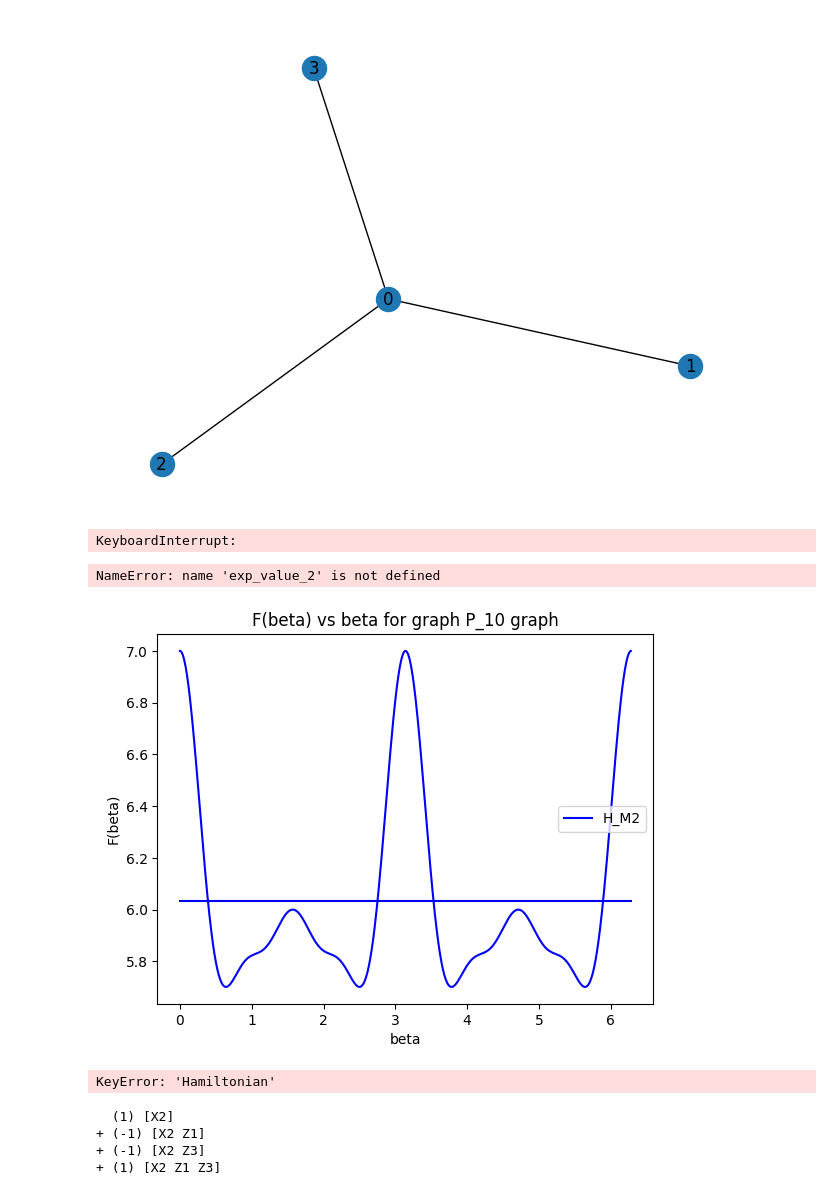
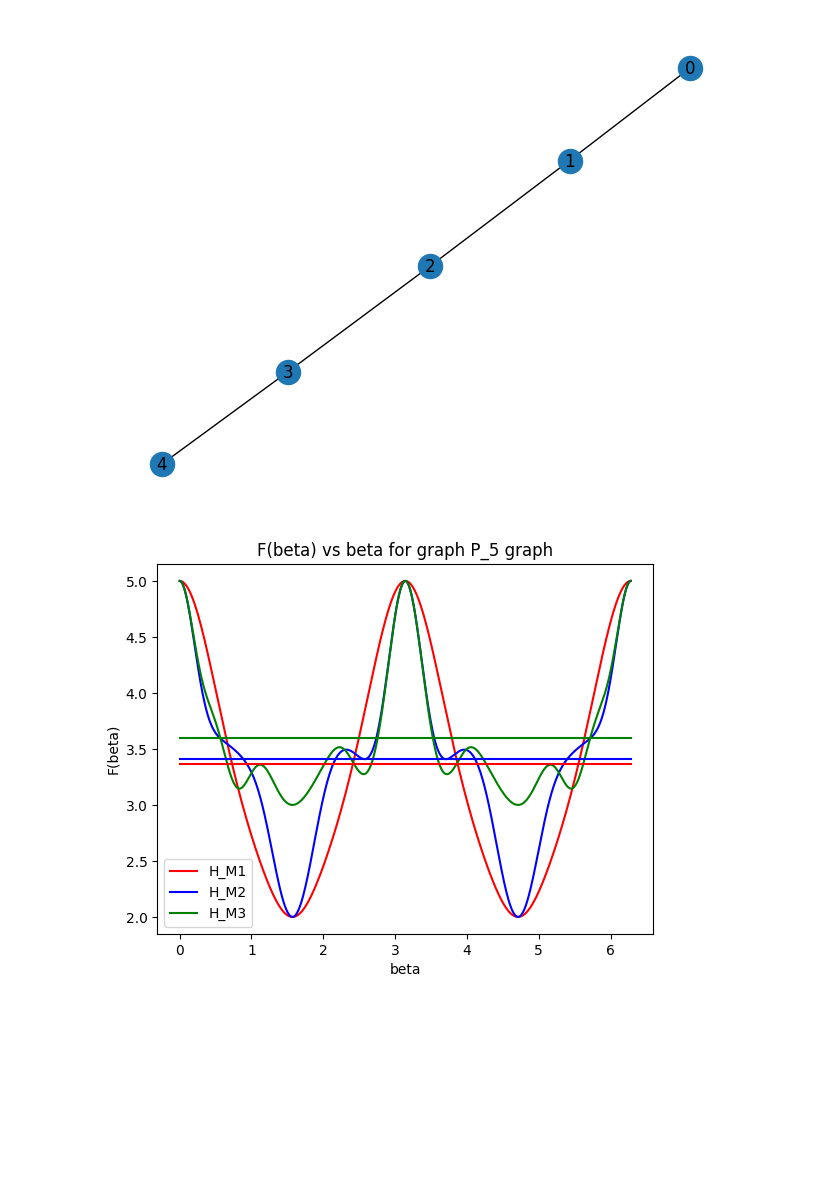
Before and after one commit to cryptyPotato/QAOA, a Jupyter notebook: Min-vertex-cover/Path5.ipynb, the cells around one changed output. Saved outputs shown, nothing was run; the diff lists cells and outputs as text; code cells hidden in the pictures; blank space fills up the shorter version.

```diff
--- a/Min-vertex-cover/Path5.ipynb
+++ b/Min-vertex-cover/Path5.ipynb
@@ -11,11 +11,11 @@ from pennylane.wires import Wires
 from pennylane import numpy as np
 from pennylane import qaoa
 # %%
-edges = [(0,i) for i in range(1,4)]#,(2,3),(3,4)]
+edges = [(0,1),(1,2),(2,3),(3,4)]#[(0,i) for i in range(1,2),(2,3),(3,4)]
 graph = nx.Graph(edges)
 nx.draw(graph, with_labels=True)
 # %% [output]
-[figure, old version]
+[figure, new version]
 # %%
 def qaoa_layer(gamma, beta):
     qaoa.cost_layer(gamma, cost_h)
@@ -60,8 +60,6 @@ exp_value_2 = exp_values(cost_h,mixer_h_2)
 mixer_h_3 = mvc.bit_flip_mixer_3(graph,1)
 mixer_h = mixer_h_3
 exp_value_3 = exp_values(cost_h,mixer_h_3)
-# %% [output]
-KeyboardInterrupt:
 # %%
 off_set = len(graph.nodes())/2
 # %%
@@ -84,8 +82,6 @@ for b in exp_value_3:
 
 e = np.array(e)
 e = e/2 + off_set
-# %% [output]
-NameError: name 'exp_value_2' is not defined
 # %%
 with open(f'Results/Path_{2*off_set}.csv', 'w', newline='') as file:
     writer = csv.writer(file)
@@ -97,21 +93,17 @@ with open(f'Results/Path_{2*off_set}.csv', 'w', newline='') as file:
 # %%
 import matplotlib.pyplot as plt
 bet   = np.arange(0,2*np.pi,0.01)
-#plt.plot(bet,c,'r',label = 'H_M1')
+plt.plot(bet,c,'r',label = 'H_M1')
 plt.plot(bet,d,'b',label = 'H_M2')
-#plt.plot(bet,e,'g',label = 'H_M3')
-#plt.plot(bet,np.linspace(np.mean(c),np.mean(c),np.size(bet)),'r')
+plt.plot(bet,e,'g',label = 'H_M3')
+plt.plot(bet,np.linspace(np.mean(c),np.mean(c),np.size(bet)),'r')
 plt.plot(bet,np.linspace(np.mean(d),np.mean(d),np.size(bet)),'b')
-#plt.plot(bet,np.linspace(np.mean(e),np.mean(e),np.size(bet)),'g')
+plt.plot(bet,np.linspace(np.mean(e),np.mean(e),np.size(bet)),'g')
 plt.xlabel('beta')
 plt.ylabel('F(beta)')
 plt.title(f'F(beta) vs beta for graph P_{int(2*off_set)} graph')
 plt.legend()
 plt.savefig(f'Results/Path-{int(2*off_set)}.png')
 plt.show()
 # %% [output]
-[figure, old version]
+[figure, new version]
-# %%
-qml.is_commuting(mixer_h_1,mixer_h_2-mixer_h_1)
-# %% [output]
-KeyError: 'Hamiltonian'
@@ -120,7 +109,0 @@ H_1 = qml.PauliX(wires = 2) - qml.PauliX(wires=2)@qml.PauliZ(wires = 1) - qml.Pa
-# %%
-H_1
-# %% [output]
-  (1) [X2]
-+ (-1) [X2 Z1]
-+ (-1) [X2 Z3]
-+ (1) [X2 Z1 Z3]
```
Also changed, not shown: parts of 12 cells of this notebook, 30 other files.
